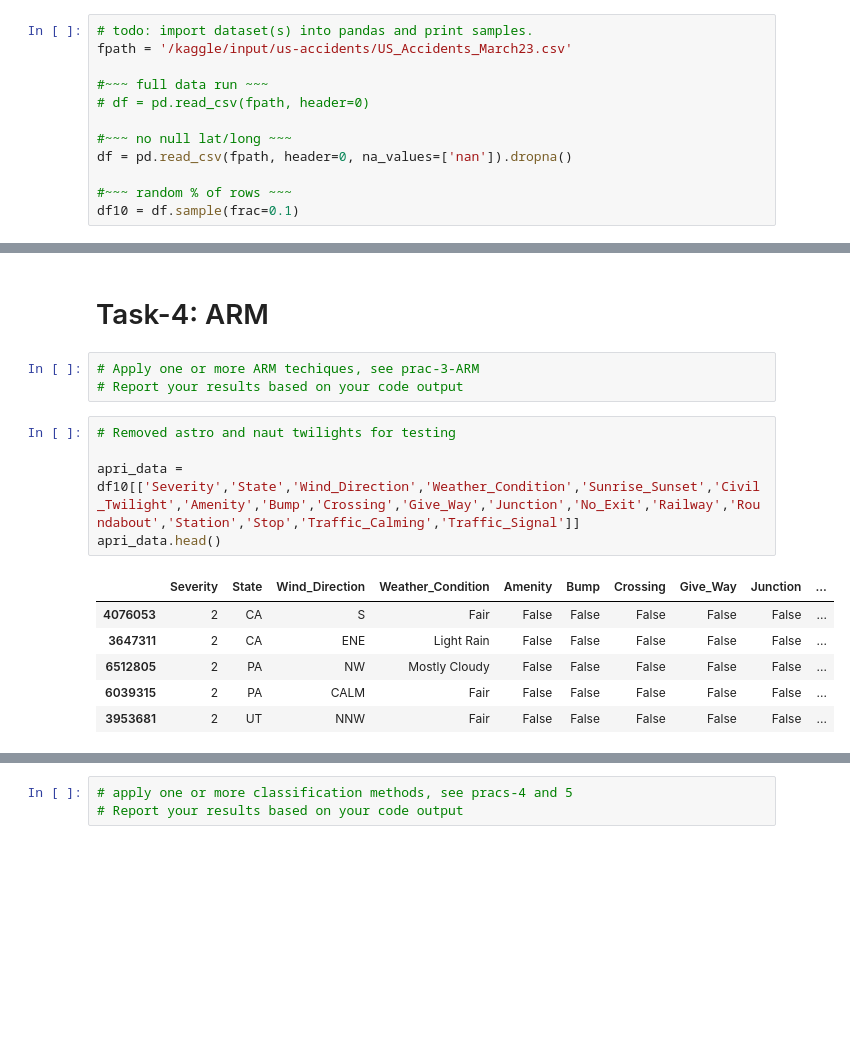
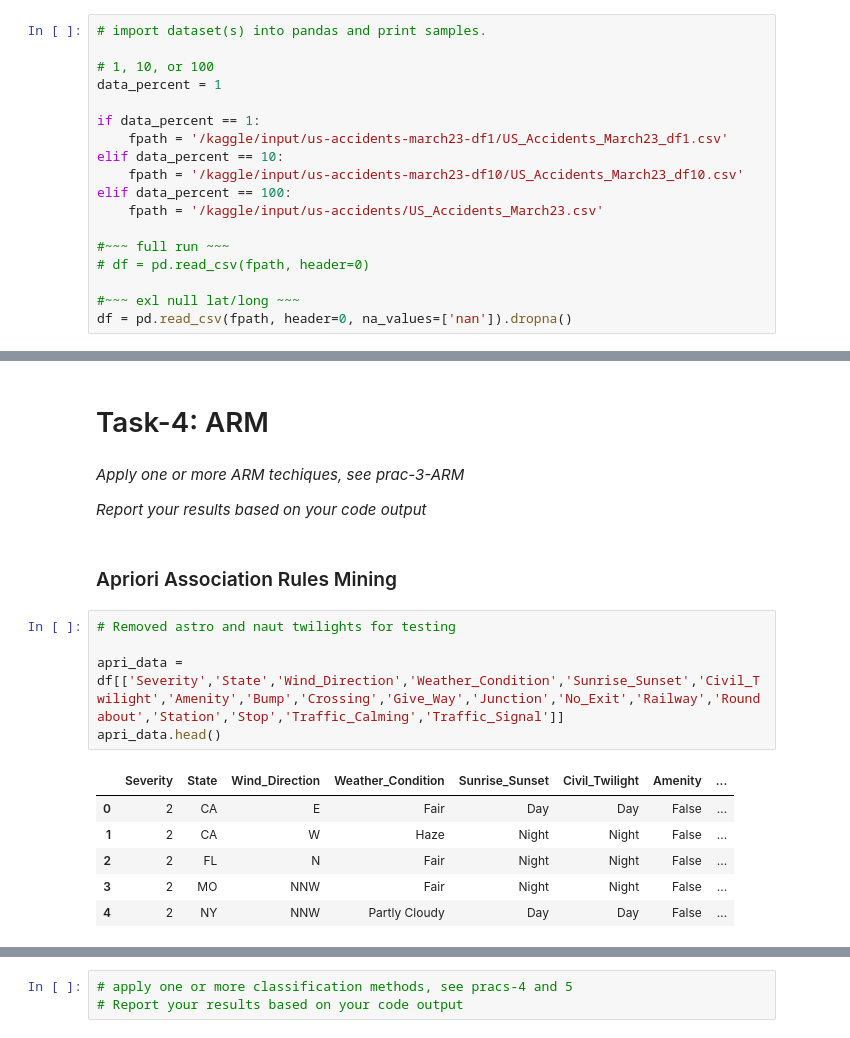
Before and after one commit to kyle-ormonde/CP3403-project, a Jupyter notebook: cp3403-project-v2024a.ipynb, the cells around one changed output, grey strips where cells are left out. Cells and saved outputs as stored; diff of their text form; blank space fills up the shorter version.

```diff
--- a/cp3403-project-v2024a.ipynb
+++ b/cp3403-project-v2024a.ipynb
@@ -27,17 +16,23 @@ The first step is to find your own domain-specific dataset for your data mining
 
 It could have thousands/millions rows (or columns or sometimes both rows/columns). A good data typically contains various types of data (numerical, nominal, ordinal, Boolean etc) with some errors (missing or dirty values etc) in the data. The dataset could be text data, tabular formatted data, georeferenced data. See possible data sources: Kaggle repository (https://www.kaggle.com/datasets).
 # %%
-# todo: import dataset(s) into pandas and print samples.
-fpath = '/kaggle/input/us-accidents/US_Accidents_March23.csv'
+# import dataset(s) into pandas and print samples.
 
-#~~~ full data run ~~~
+# 1, 10, or 100
+data_percent = 1
+
+if data_percent == 1:
+    fpath = '/kaggle/input/us-accidents-march23-df1/US_Accidents_March23_df1.csv'
+elif data_percent == 10:
+    fpath = '/kaggle/input/us-accidents-march23-df10/US_Accidents_March23_df10.csv'
+elif data_percent == 100:
+    fpath = '/kaggle/input/us-accidents/US_Accidents_March23.csv'
+
+#~~~ full run ~~~
 # df = pd.read_csv(fpath, header=0)
 
-#~~~ no null lat/long ~~~
+#~~~ exl null lat/long ~~~
 df = pd.read_csv(fpath, header=0, na_values=['nan']).dropna()
-
-#~~~ random % of rows ~~~
-df10 = df.sample(frac=0.1)
 # %%
 # Print sample rows
 df.head()
@@ -209,19 +336,22 @@ print(numeric_attributes)
 print(categorical_attributes) # what am i doing wrong?
 # %% [markdown]
 # Task-4: ARM
-# %%
-# Apply one or more ARM techiques, see prac-3-ARM
-# Report your results based on your code output
+# %% [markdown]
+*Apply one or more ARM techiques, see prac-3-ARM*
+
+*Report your results based on your code output*
+# %% [markdown]
+### Apriori Association Rules Mining
 # %%
 # Removed astro and naut twilights for testing
 
-apri_data = df10[['Severity','State','Wind_Direction','Weather_Condition','Sunrise_Sunset','Civil_Twilight','Amenity','Bump','Crossing','Give_Way','Junction','No_Exit','Railway','Roundabout','Station','Stop','Traffic_Calming','Traffic_Signal']]
+apri_data = df[['Severity','State','Wind_Direction','Weather_Condition','Sunrise_Sunset','Civil_Twilight','Amenity','Bump','Crossing','Give_Way','Junction','No_Exit','Railway','Roundabout','Station','Stop','Traffic_Calming','Traffic_Signal']]
 apri_data.head()
 # %% [output]
-|  | Severity | State | Wind_Direction | Weather_Condition | Amenity | Bump | Crossing | Give_Way | Junction | ... |
-| 4076053 | 2 | CA | S | Fair | False | False | False | False | False | ... |
-| 3647311 | 2 | CA | ENE | Light Rain | False | False | False | False | False | ... |
-| 6512805 | 2 | PA | NW | Mostly Cloudy | False | False | False | False | False | ... |
-| 6039315 | 2 | PA | CALM | Fair | False | False | False | False | False | ... |
-| 3953681 | 2 | UT | NNW | Fair | False | False | False | False | False | ... |
+|  | Severity | State | Wind_Direction | Weather_Condition | Sunrise_Sunset | Civil_Twilight | Amenity | ... |
+| 0 | 2 | CA | E | Fair | Day | Day | False | ... |
+| 1 | 2 | CA | W | Haze | Night | Night | False | ... |
+| 2 | 2 | FL | N | Fair | Night | Night | False | ... |
+| 3 | 2 | MO | NNW | Fair | Night | Night | False | ... |
+| 4 | 2 | NY | NNW | Partly Cloudy | Day | Day | False | ... |
 # %%
```
Also changed, not shown: parts of 25 cells of this notebook.
